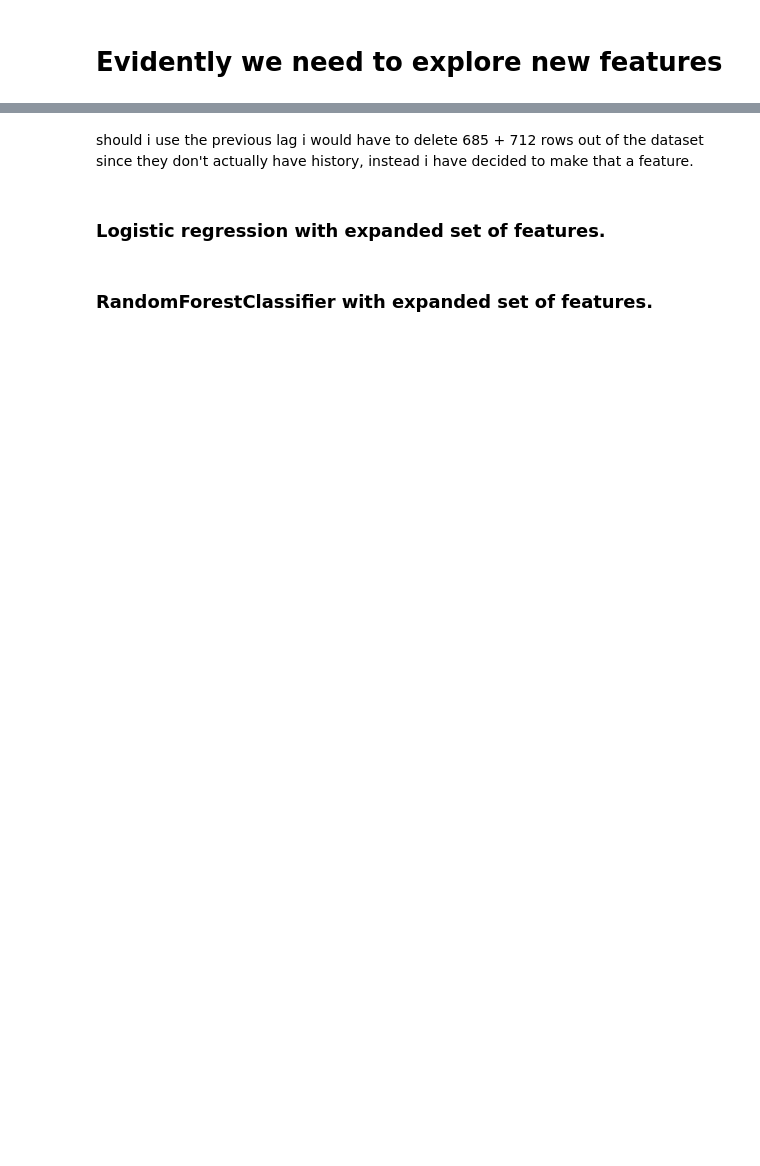
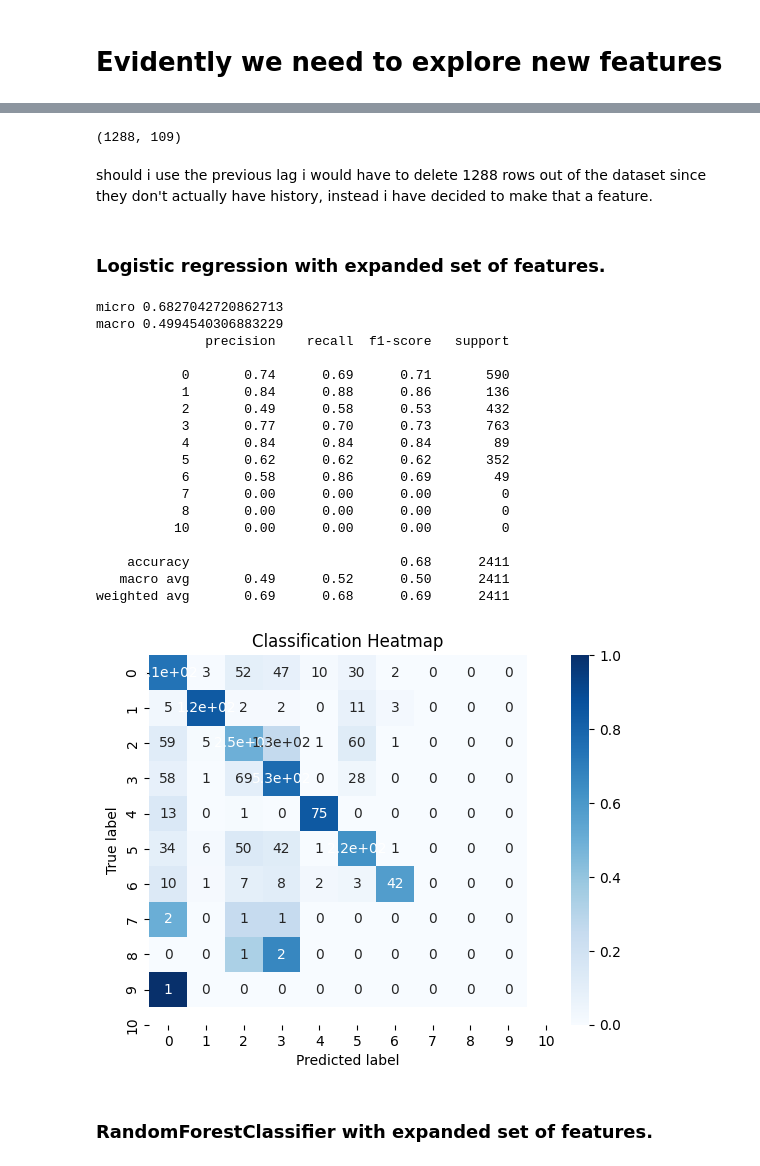
Before and after one commit to dimitrisl/mt_vessel, a Jupyter notebook: EDA_mt.ipynb, the cells around one changed output, grey strips where cells are left out. Cells and saved outputs as stored; diff of their text form; code cells hidden in the pictures; blank space fills up the shorter version.

```diff
--- a/EDA_mt.ipynb
+++ b/EDA_mt.ipynb
@@ -507,5 +698,9 @@ X_train_main.loc[X_train_main["last_visit"]=="no history",:].shape[0],X_test_mai
+# %%
+X_train_main.loc[X_train_main["last_visit"]=="no history",:].shape[0],X_test_main.loc[X_test_main["last_visit"]=="no history",:].shape[0]
+# %% [output]
+(1288, 109)
 # %% [markdown]
-should i use the previous lag i would have to delete 685 + 712 rows out of the dataset since they don't actually have history, instead i have decided to make that a feature.
+should i use the previous lag i would have to delete 1288 rows out of the dataset since they don't actually have history, instead i have decided to make that a feature.
 # %%
 expanded_cols = ft.copy()
 expanded_cols.extend(one_hot_columns)
@@ -517,23 +712,43 @@ X_test = X_test_main.loc[:, expanded_cols].copy()
 # %%
 model = LogisticRegression(random_state=42)
 
 svt = RobustScaler()
 
 model.fit(svt.fit_transform(X_train),y_train)
 
 svtest = RobustScaler()
 
 y_pred = model.predict(svtest.fit_transform(X_test))
 
 print("micro", f1_score(y_pred,y_test,average='micro'))
 print("macro", f1_score(y_pred,y_test,average='macro'))
 print(classification_report(y_pred.ravel(),y_test.values.ravel()))
 
 gather_results["lr_expanded"] = {"micro f1":f1_score(y_pred,y_test,average='micro'), "macro":f1_score(y_pred,y_test,average='macro')}
 
-gather_data["lr_expanded"] = {"X_train":X_train,"y_train":y_train,"X_test":X_test,"y_test":y_test,"model":model, "y_pred":y_pred}
+gather_data["lr_expanded"] = {"X_train":pd.DataFrame(svt.fit_transform(X_train),columns=X_train.columns),"y_train":y_train,"X_test":pd.DataFrame(svtest.fit_transform(X_test),columns=X_test.columns),"y_test":y_test,"model":model, "y_pred":y_pred}
 
 heatmap(y_test, y_pred)
+# %% [output]
+micro 0.6827042720862713
+macro 0.4994540306883229
+              precision    recall  f1-score   support
+
+           0       0.74      0.69      0.71       590
+           1       0.84      0.88      0.86       136
+           2       0.49      0.58      0.53       432
+           3       0.77      0.70      0.73       763
+           4       0.84      0.84      0.84        89
+           5       0.62      0.62      0.62       352
+           6       0.58      0.86      0.69        49
+           7       0.00      0.00      0.00         0
+           8       0.00      0.00      0.00         0
+          10       0.00      0.00      0.00         0
+
+    accuracy                           0.68      2411
+   macro avg       0.49      0.52      0.50      2411
+weighted avg       0.69      0.68      0.69      2411
+[figure, added]
 # %% [markdown]
 ### RandomForestClassifier with expanded set of features.
 # %%
```
Also changed, not shown: parts of 164 cells of this notebook.
